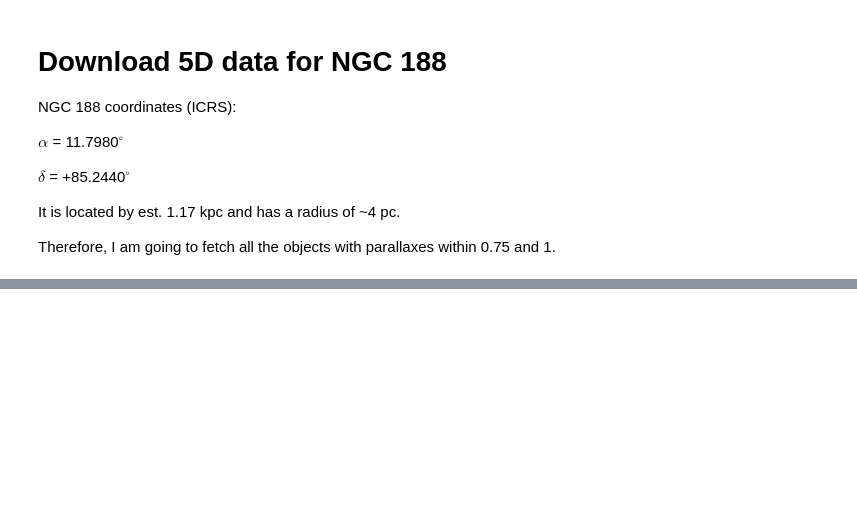
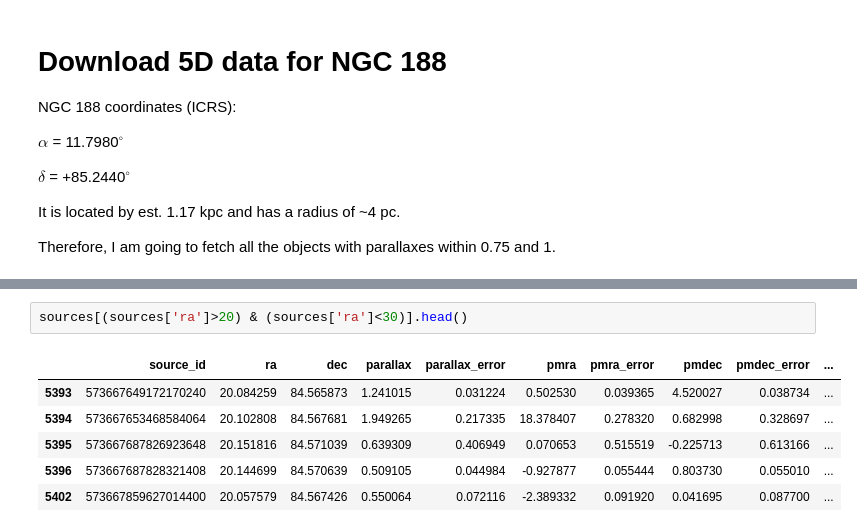
Before and after one commit to maja-jablonska/blue-stragglers-with-gaia, a Jupyter notebook: ngc_188_download_data.ipynb, the cells around one changed output, grey strips where cells are left out. Cells and saved outputs as stored; diff of their text form; blank space fills up the shorter version.

```diff
--- a/ngc_188_download_data.ipynb
+++ b/ngc_188_download_data.ipynb
@@ -34,0 +40,9 @@ sources.head()
+# %%
+sources[(sources['ra']>20) & (sources['ra']<30)].head()
+# %% [output]
+|  | source_id | ra | dec | parallax | parallax_error | pmra | pmra_error | pmdec | pmdec_error | ... |
+| 5393 | 573667649172170240 | 20.084259 | 84.565873 | 1.241015 | 0.031224 | 0.502530 | 0.039365 | 4.520027 | 0.038734 | ... |
+| 5394 | 573667653468584064 | 20.102808 | 84.567681 | 1.949265 | 0.217335 | 18.378407 | 0.278320 | 0.682998 | 0.328697 | ... |
+| 5395 | 573667687826923648 | 20.151816 | 84.571039 | 0.639309 | 0.406949 | 0.070653 | 0.515519 | -0.225713 | 0.613166 | ... |
+| 5396 | 573667687828321408 | 20.144699 | 84.570639 | 0.509105 | 0.044984 | -0.927877 | 0.055444 | 0.803730 | 0.055010 | ... |
+| 5402 | 573667859627014400 | 20.057579 | 84.567426 | 0.550064 | 0.072116 | -2.389332 | 0.091920 | 0.041695 | 0.087700 | ... |
```
Also changed, not shown: parts of 8 cells of this notebook, 2 other files.
